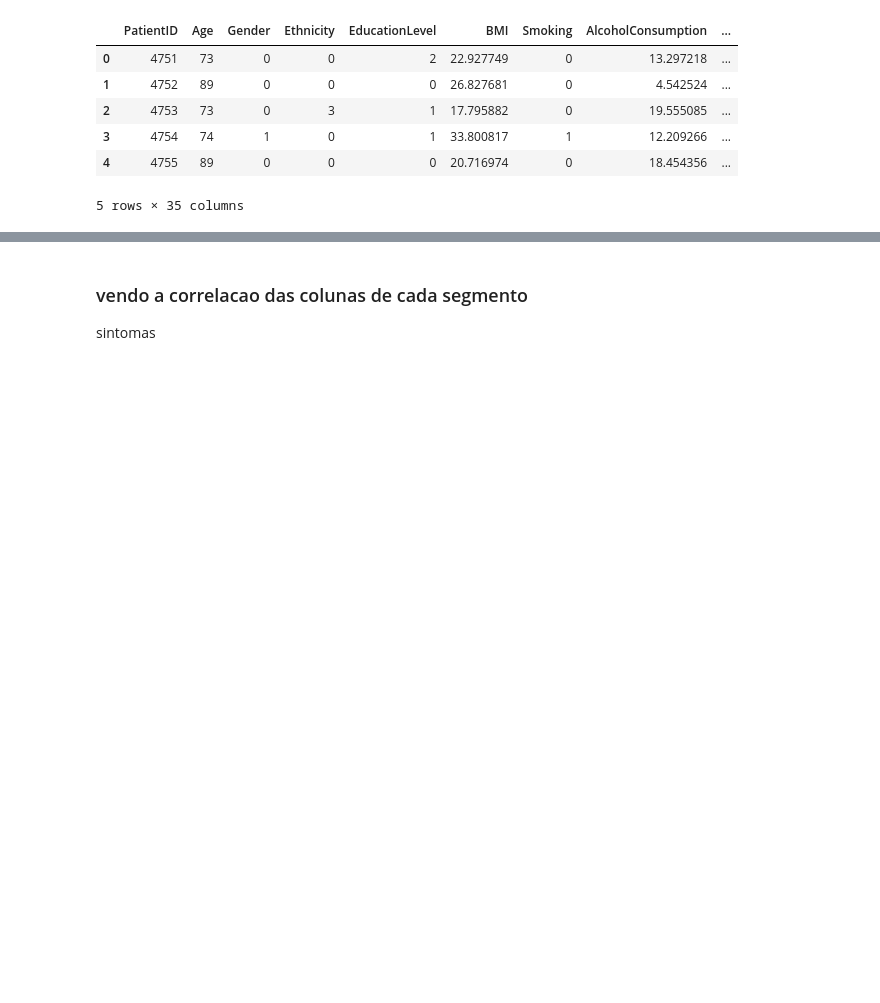
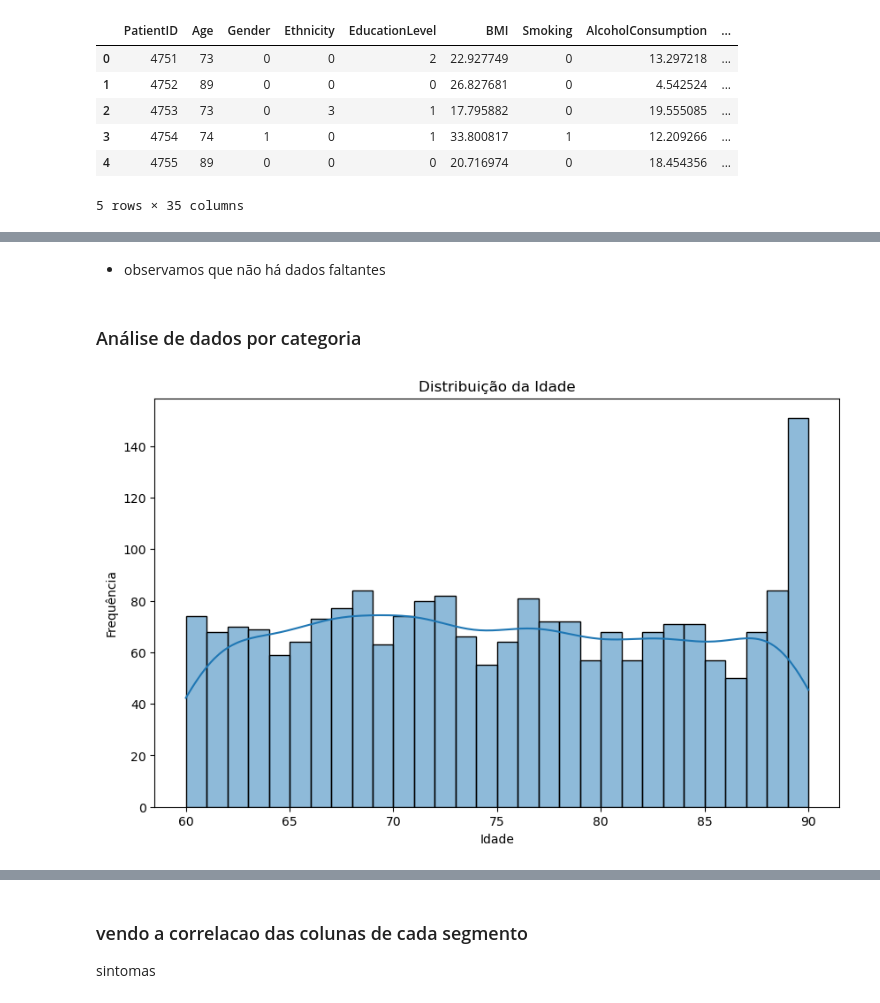
Before and after one commit to pedrolucas27/cdd-alzheimer, a Jupyter notebook: Trabalho1.ipynb, the cells around one changed output, grey strips where cells are left out. Cells and saved outputs as stored; diff of their text form; code cells hidden in the pictures; blank space fills up the shorter version.

```diff
--- a/Trabalho1.ipynb
+++ b/Trabalho1.ipynb
@@ -53,3 +30,0 @@ transformar o dataset em tidy.
-# %%
-df = df.drop("DoctorInCharge",axis=1)
-df.info()
@@ -102,0 +31,7 @@ sns.heatmap(corr)
+# %%
+data = df
+# Remover a coluna 'DoctorInCharge'
+data = data.drop(columns=['DoctorInCharge'])
+
+# Informações gerais
+data.info()
@@ -102,0 +77,20 @@ sns.heatmap(corr)
+# %% [markdown]
+* observamos que não há dados faltantes
+# %%
+# Conversão de tipos de dados
+data['PatientID'] = data['PatientID'].astype(str)
+data['Gender'] = data['Gender'].astype('category')
+data['Ethnicity'] = data['Ethnicity'].astype('category')
+data['EducationLevel'] = data['EducationLevel'].astype('category')
+# %% [markdown]
+### Análise de dados por categoria
+# %%
+# Distribuição da Idade
+plt.figure(figsize=(10, 6))
+sns.histplot(data['Age'], kde=True, bins=30)
+plt.title('Distribuição da Idade')
+plt.xlabel('Idade')
+plt.ylabel('Frequência')
+plt.show()
+# %% [output]
+[figure, added]
```
Also changed, not shown: parts of 40 cells of this notebook, 1 other file.
